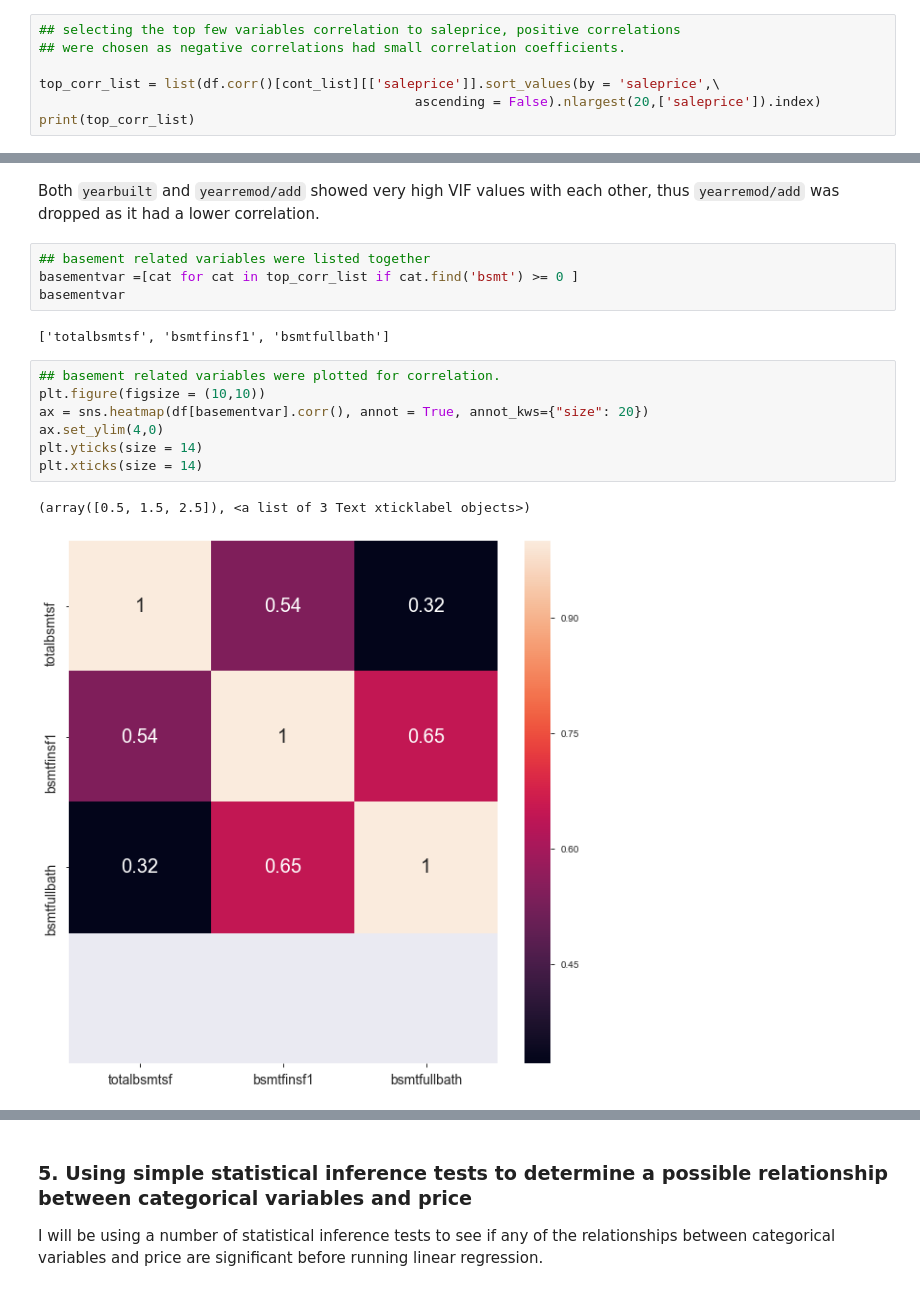
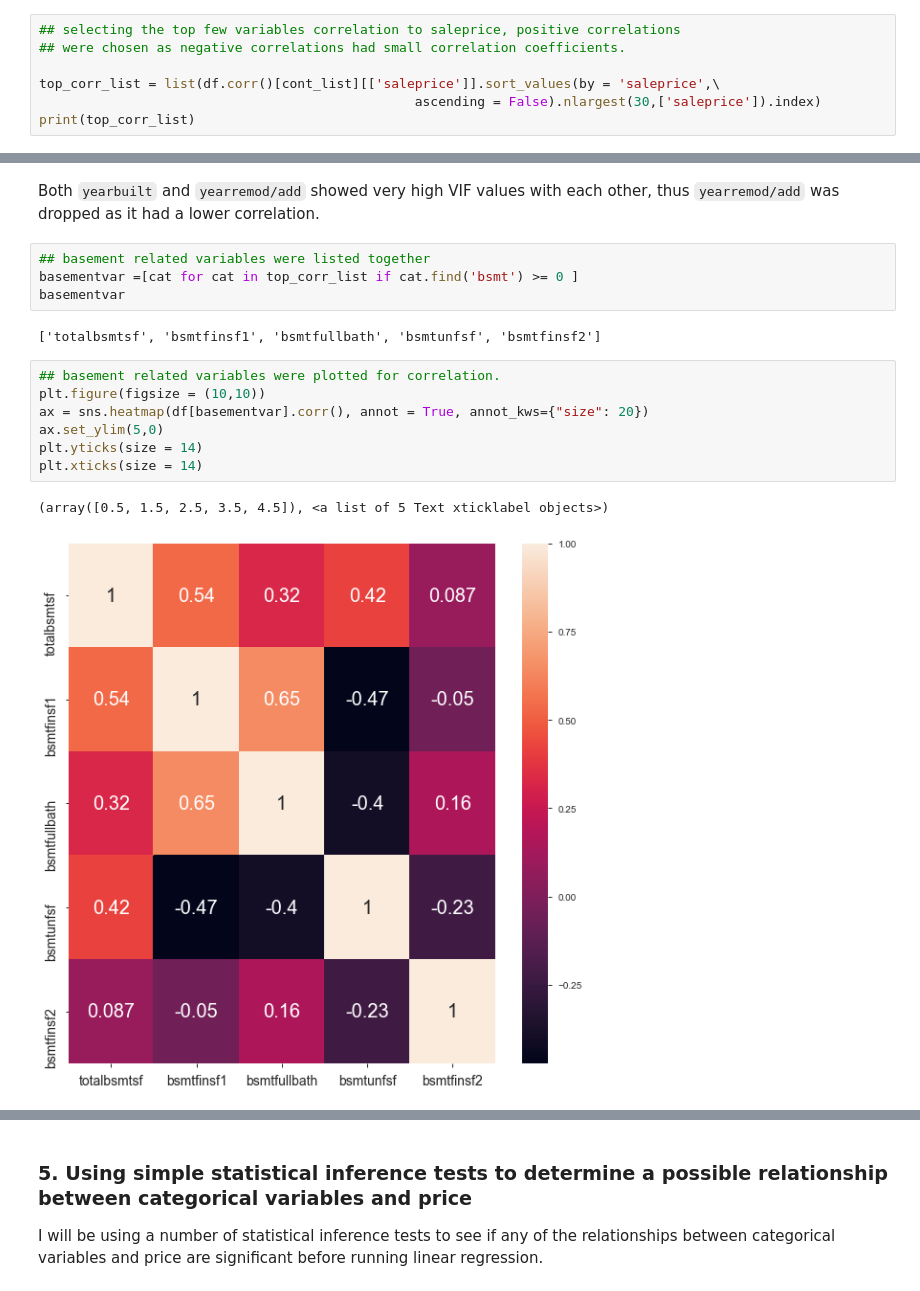
Before and after one commit to mieulium/Project2, a Jupyter notebook: Project 2.ipynb, the cells around one changed output, grey strips where cells are left out. Cells and saved outputs as stored; diff of their text form.

```diff
--- a/Project 2.ipynb
+++ b/Project 2.ipynb
@@ -299,7 +299,7 @@ def viffinder(varlist):
 ## were chosen as negative correlations had small correlation coefficients.
 
 top_corr_list = list(df.corr()[cont_list][['saleprice']].sort_values(by = 'saleprice',\
-                                                ascending = False).nlargest(20,['saleprice']).index)
+                                                ascending = False).nlargest(30,['saleprice']).index)
 print(top_corr_list)
 # %% [output]
 ['saleprice', 'overallqual', 'grlivarea', 'garagearea', 'garagecars', 'totalbsmtsf', '1stflrsf', 'yearbuilt', 'yearremod/add', 'fullbath', 'garageyrblt', 'masvnrarea', 'totrmsabvgrd', 'fireplaces', 'b ...
@@ -351,17 +364,17 @@ Both `yearbuilt` and `yearremod/add` showed very high VIF values with each other
 basementvar =[cat for cat in top_corr_list if cat.find('bsmt') >= 0 ]
 basementvar
 # %% [output]
-['totalbsmtsf', 'bsmtfinsf1', 'bsmtfullbath']
+['totalbsmtsf', 'bsmtfinsf1', 'bsmtfullbath', 'bsmtunfsf', 'bsmtfinsf2']
 # %%
 ## basement related variables were plotted for correlation.
 plt.figure(figsize = (10,10))
 ax = sns.heatmap(df[basementvar].corr(), annot = True, annot_kws={"size": 20})
-ax.set_ylim(4,0)
+ax.set_ylim(5,0)
 plt.yticks(size = 14)
 plt.xticks(size = 14)
 # %% [output]
-(array([0.5, 1.5, 2.5]), <a list of 3 Text xticklabel objects>)
+(array([0.5, 1.5, 2.5, 3.5, 4.5]), <a list of 5 Text xticklabel objects>)
-[figure, old version]
+[figure, new version]
 # %%
 viffinder(basementvar)
 # %% [output]
```
Also changed, not shown: parts of 112 cells of this notebook.
